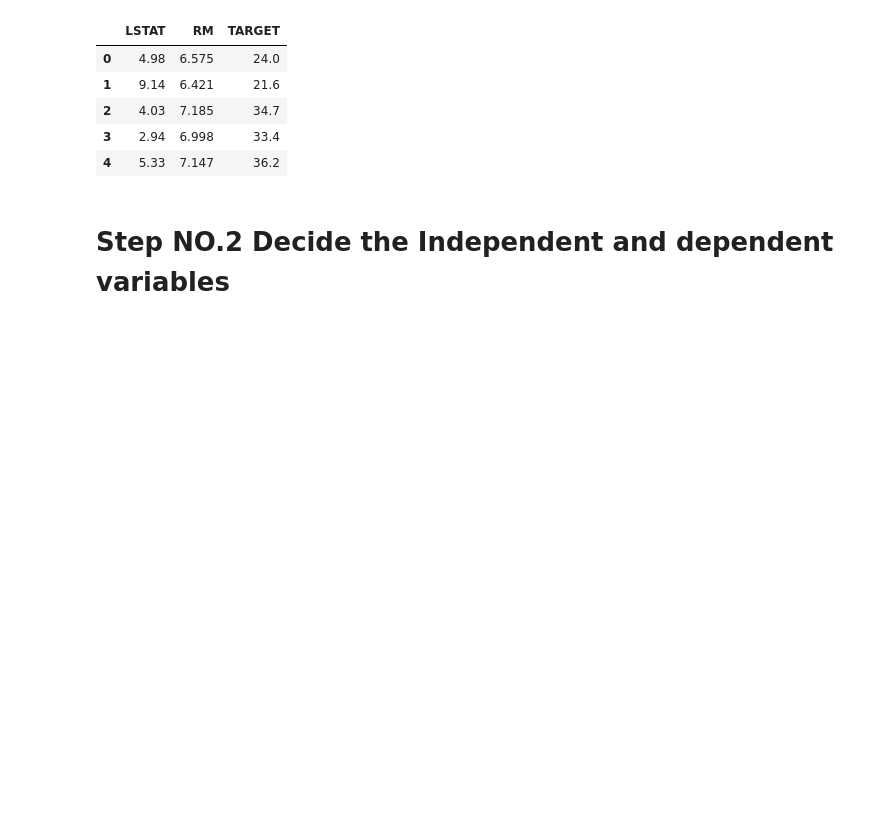
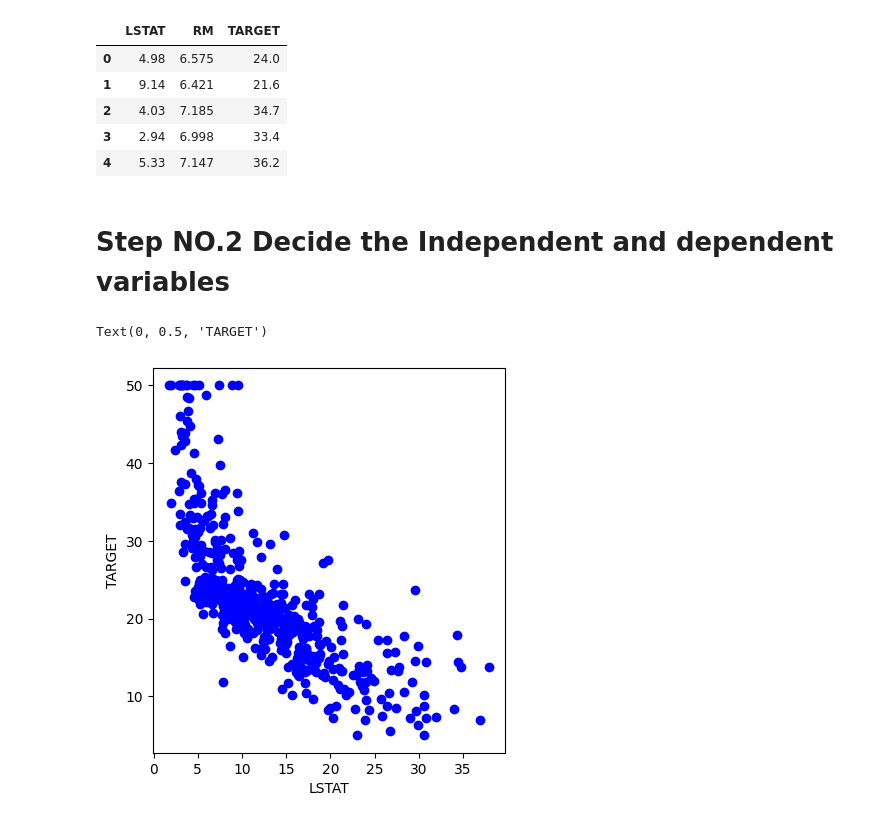
Before and after one commit to jabanitaha/data-mining-2-, a Jupyter notebook: LR_Boston_Housing.ipynb, the cells around one changed output. Saved outputs shown, nothing was run; the diff lists cells and outputs as text; code cells hidden in the pictures; blank space fills up the shorter version.

```diff
--- a/LR_Boston_Housing.ipynb
+++ b/LR_Boston_Housing.ipynb
@@ -100,3 +100,14 @@ df[['LSTAT','RM','TARGET']].head()
 | 4 | 5.33 | 7.147 | 36.2 |
 # %% [markdown]
 # Step NO.2 Decide the Independent and dependent variables
+# %%
+plt.figure(figsize=(10,5))
+features=df[['LSTAT','RM']]
+target=df['TARGET']
+plt.subplot(1,2,1)
+plt.scatter(features['LSTAT'],target,color='blue')
+plt.xlabel('LSTAT')
+plt.ylabel('TARGET')
+# %% [output]
+Text(0, 0.5, 'TARGET')
+[figure, added]
```
Also changed, not shown: parts of 17 cells of this notebook.
